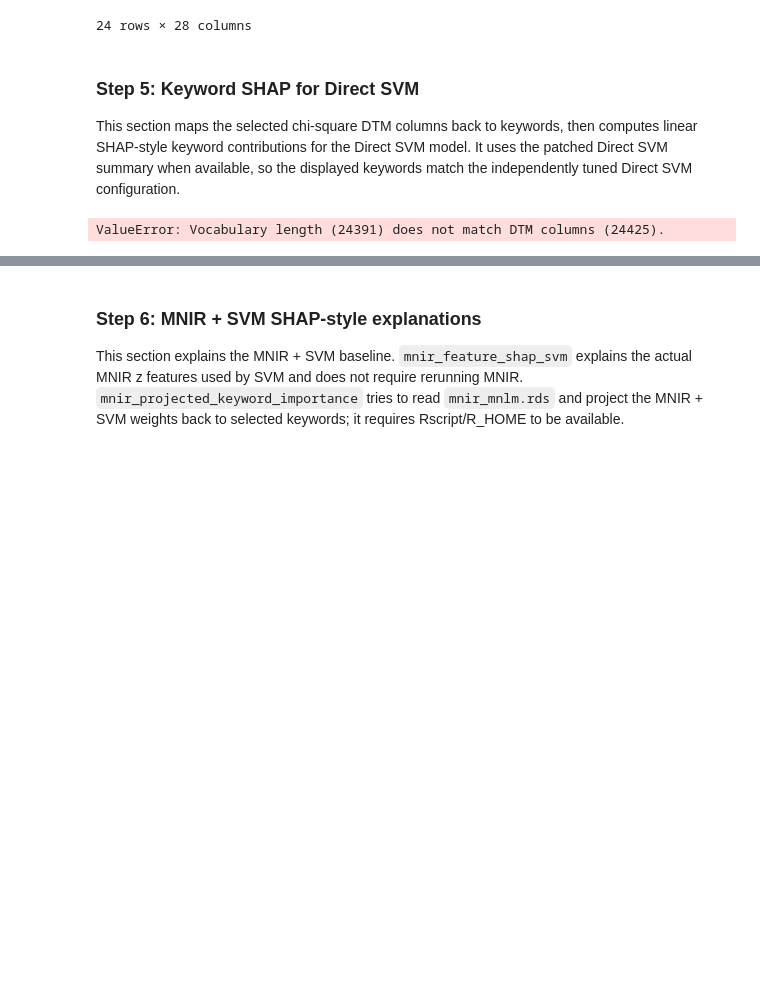
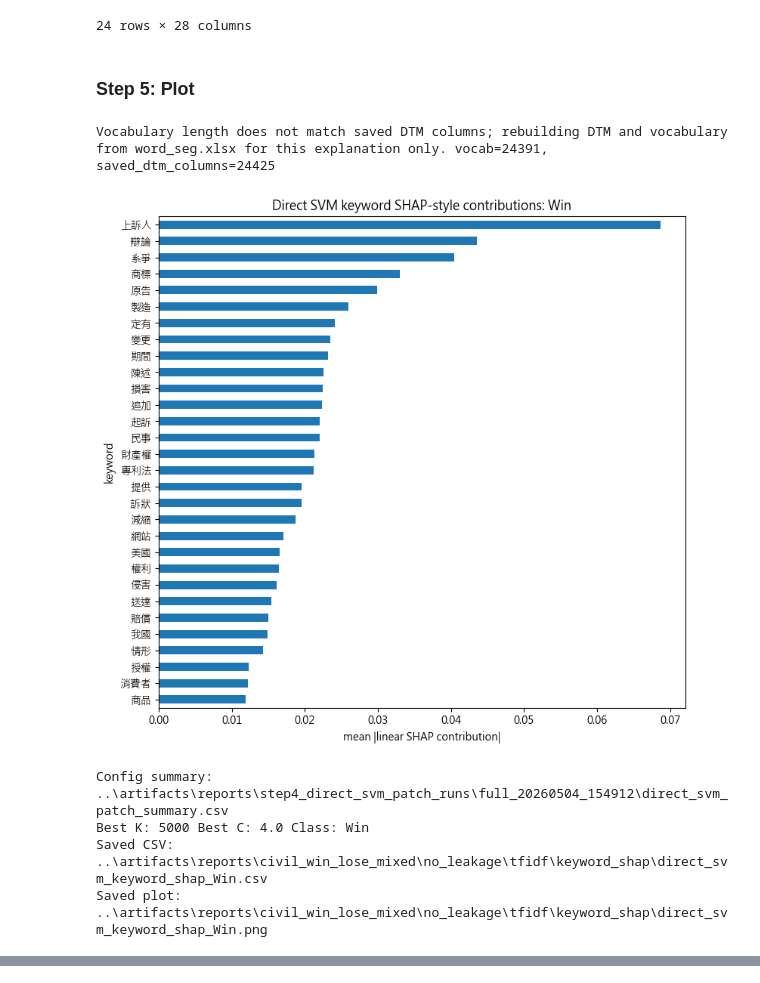
Before and after one commit to Xin95172/Personal-Project, a Jupyter notebook: textual data analysis/notebooks/main.ipynb, the cells around one changed output, grey strips where cells are left out. Drawn from its saved outputs; the diff is of its cells as text; code cells hidden in the pictures; blank space fills up the shorter version.

```diff
--- a/textual data analysis/notebooks/main.ipynb
+++ b/textual data analysis/notebooks/main.ipynb
@@ -484,29 +487,32 @@ Failures: 0
 | 23 | 0 | full | full_20260504_154912 | cwc_win_lose_mixed | cwc_win_lose_mixed | True | no_leakage | ... |
 24 rows × 28 columns
 # %% [markdown]
-### Step 5: Keyword SHAP for Direct SVM
-
-This section maps the selected chi-square DTM columns back to keywords, then computes linear SHAP-style keyword contributions for the Direct SVM model. It uses the patched Direct SVM summary when available, so the displayed keywords match the independently tuned Direct SVM configuration.
+### Step 5: Plot
 # %%
 # Step 5.1 Keyword SHAP-style explanations for Direct SVM
 # Pick one completed experiment here.
 SHAP_DATASET_NAME = "civil_win_lose_mixed"
 SHAP_REMOVE_LEAKAGE = True
 SHAP_REPRESENTATION = "tfidf"  # "bow", "tf", or "tfidf"
 SHAP_TOP_N = 30
-SHAP_CLASS_LABEL = None  # None uses the first SVM class; or set "Win", "Lose", "Mixed"
+SHAP_CLASS_LABEL = "Win"  # None uses the first SVM class; or set "Win", "Lose", "Mixed"
 
 from utils.keyword_shap import keyword_linear_shap_direct_svm
 
 keyword_shap = keyword_linear_shap_direct_svm(
     SHAP_DATASET_NAME,
     SHAP_REMOVE_LEAKAGE,
     SHAP_REPRESENTATION,
     top_n=SHAP_TOP_N,
     class_label=SHAP_CLASS_LABEL,
     features_folder=FEATURES_FOLDER,
     artifacts_folder=ARTIFACTS_FOLDER
 )
 display(keyword_shap)
 # %% [output]
-ValueError: Vocabulary length (24391) does not match DTM columns (24425).
+Vocabulary length does not match saved DTM columns; rebuilding DTM and vocabulary from word_seg.xlsx for this explanation only. vocab=24391, saved_dtm_columns=24425
+[figure, added]
+Config summary: ..\artifacts\reports\step4_direct_svm_patch_runs\full_20260504_154912\direct_svm_patch_summary.csv
+Best K: 5000 Best C: 4.0 Class: Win
+Saved CSV: ..\artifacts\reports\civil_win_lose_mixed\no_leakage\tfidf\keyword_shap\direct_svm_keyword_shap_Win.csv
+Saved plot: ..\artifacts\reports\civil_win_lose_mixed\no_leakage\tfidf\keyword_shap\direct_svm_keyword_shap_Win.png
@@ -513,7 +536,3 @@ ValueError: Vocabulary length (24391) does not match DTM columns (24425).
-# %% [markdown]
-### Step 6: MNIR + SVM SHAP-style explanations
-
-This section explains the MNIR + SVM baseline. `mnir_feature_shap_svm` explains the actual MNIR z features used by SVM and does not require rerunning MNIR. `mnir_projected_keyword_importance` tries to read `mnir_mnlm.rds` and project the MNIR + SVM weights back to selected keywords; it requires Rscript/R_HOME to be available.
 # %%
 # Step 6.1 MNIR + SVM projected token explanations
 # Pick one completed MNIR + SVM experiment here.
```
Also changed, not shown: parts of 4 cells of this notebook, 9 other files.
